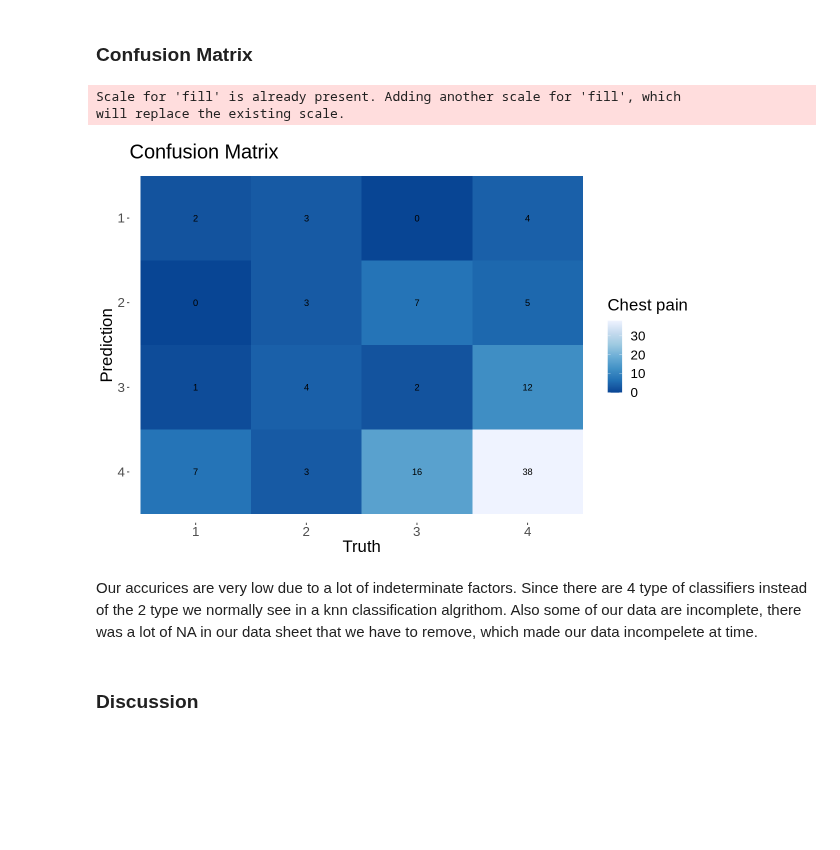
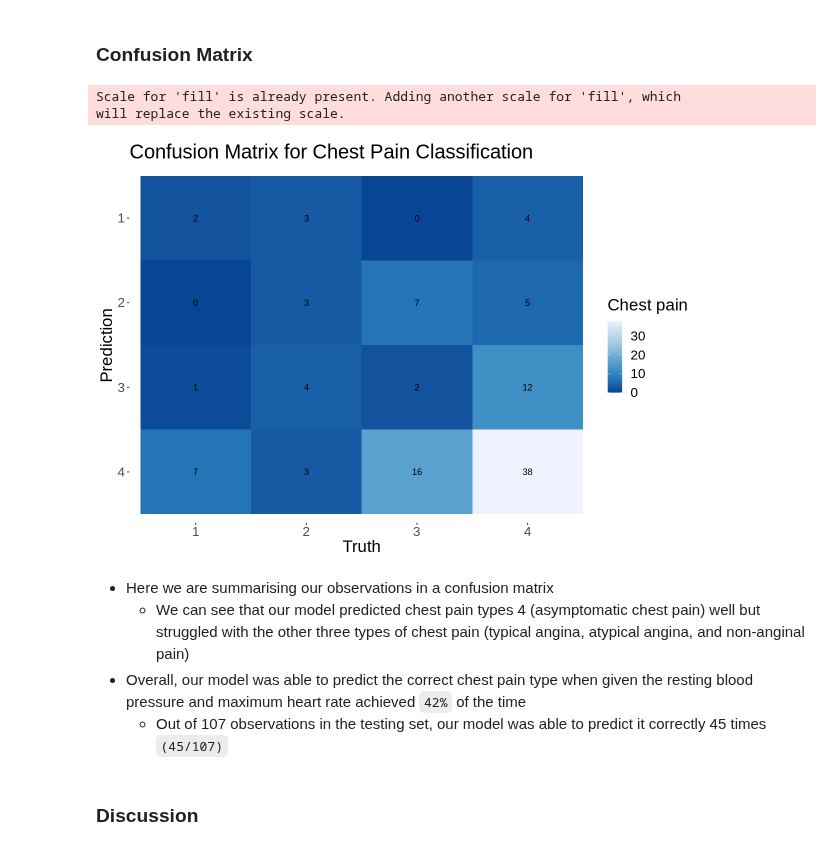
Before and after one commit to drkchu/chest-pain-classification, a Jupyter notebook: heart_disease.ipynb, the cells around one changed output. Saved outputs shown, nothing was run; the diff lists cells and outputs as text; code cells hidden in the pictures; blank space fills up the shorter version.

Commit message:
added to the discussion, edited descriptions, cleaned up best_estimated_accuracy

```diff
--- a/heart_disease.ipynb
+++ b/heart_disease.ipynb
@@ -361,13 +365,13 @@ cross_val_plot
 ### KNN Classification
 # %%
 set.seed(1)
-knn_best_spec <- nearest_neighbor(weight_func = "rectangular", neighbors = 2) %>%
-    set_engine("kknn") %>%
+knn_best_spec <- nearest_neighbor(weight_func = "rectangular", neighbors = 2) |>
+    set_engine("kknn") |>
     set_mode("classification")
 
-heart_disease_fit <- workflow() %>%
-  add_recipe(heart_disease_recipe) %>%
-  add_model(knn_best_spec) %>%
+heart_disease_fit <- workflow() |>
+  add_recipe(heart_disease_recipe) |>
+  add_model(knn_best_spec) |>
   fit(data = heart_disease_train)
 
 heart_disease_predictions <- predict(heart_disease_fit, heart_disease_test) |>
@@ -377,4 +381,3 @@ heart_disease_accuracy <- heart_disease_predictions %>%
     metrics(truth = cp, estimate = .pred_class) %>%
     select(.metric, .estimate) %>%
     head(1)
-heart_disease_accuracy
@@ -388,18 +393,21 @@ A tibble: 1 × 2
 # %%
 hd_cm <- heart_disease_predictions %>%
     conf_mat(truth = cp, estimate = .pred_class)
 
 autoplot(hd_cm, type = "heatmap") +
     scale_fill_distiller(name = "Chest pain") +
-    labs(title = "Confusion Matrix") +
+    labs(title = "Confusion Matrix for Chest Pain Classification") +
     theme(legend.position = "right", text = element_text(size = 20),
           plot.caption = element_text(size = 20, hjust = 0))
 # %% [output]
 Scale for 'fill' is already present. Adding another scale for 'fill', which
 will replace the existing scale.
-[figure, old version]
+[figure, new version]
-# %% [markdown]
-Our accurices are very low due to a lot of indeterminate factors. Since there are 4 type of classifiers instead of the 2 type we normally see in a knn classification algrithom. Also some of our data are incomplete, there was a lot of NA in our data sheet that we have to remove, which made our data incompelete at time.
+# %% [markdown]
+* Here we are summarising our observations in a confusion matrix
+    * We can see that our model predicted chest pain types 4 (asymptomatic chest pain) well but struggled with the other three types of chest pain (typical angina, atypical angina, and non-anginal pain)
+* Overall, our model was able to predict the correct chest pain type when given the resting blood pressure and maximum heart rate achieved `42%` of the time
+    * Out of 107 observations in the testing set, our model was able to predict it correctly 45 times `(45/107)`
 # %% [markdown]
 ### Discussion
 # %% [markdown]
```
Also changed, not shown: parts of 15 cells of this notebook.
